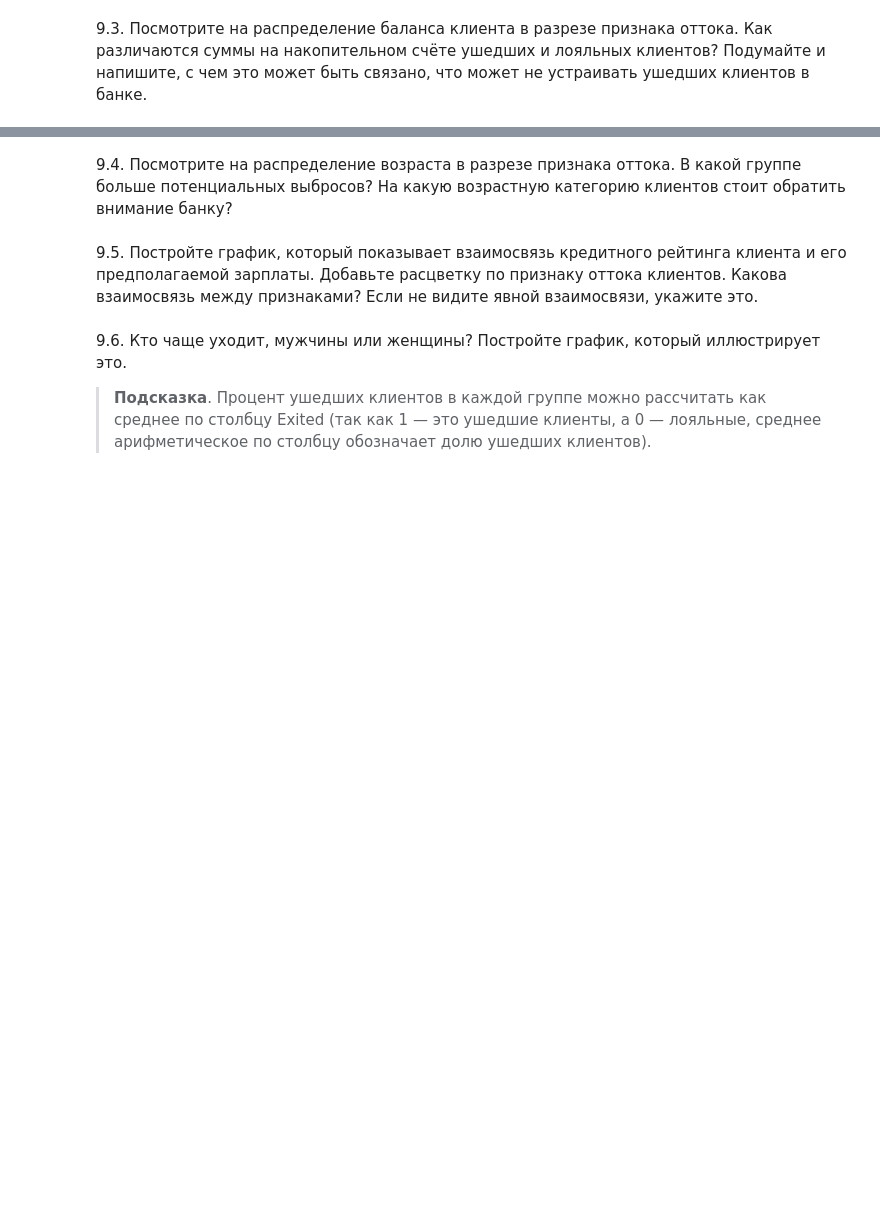
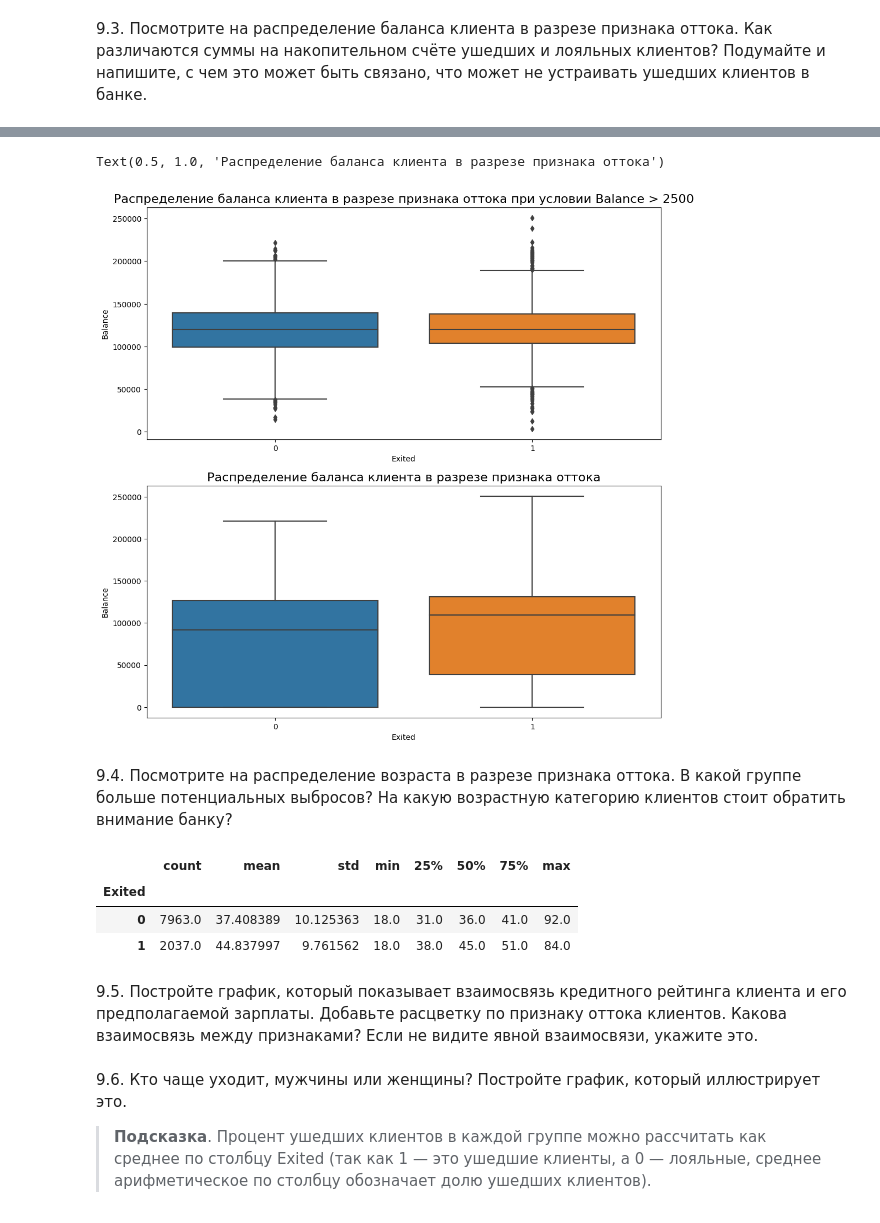
Before and after one commit to xndrf/IDE, a Jupyter notebook: lesson/PY_13. Визуализация данных/final_questions.ipynb, the cells around one changed output, grey strips where cells are left out. Saved outputs shown, nothing was run; the diff lists cells and outputs as text; code cells hidden in the pictures; blank space fills up the shorter version.

```diff
--- a/lesson/PY_13. Визуализация данных/final_questions.ipynb
+++ b/lesson/PY_13. Визуализация данных/final_questions.ipynb
@@ -95,5 +226,80 @@ Name: Exited, dtype: int64
+# %%
+data = churn_df[['Balance', 'Exited', 'Age']] # делаем копию в виде двух колонок, чтобы начальные данные не повреждать
+data = data[data.Balance > 2500] # Создаем условие, чтобы исключить нулевые счета
+
+# fig = px.box(
+#     data,
+#     x='Exited',
+#     y='Balance',
+#     width=500,
+#     height=500,
+#     color="Exited",
+#     boxmode="overlay",
+#     points='all',
+#     color_discrete_sequence=['LimeGreen', 'Tomato'],
+#     notched=True
+# )
+
+# fig.show()
+
+# fig = px.box(
+#     churn_df,
+#     x='Exited',
+#     y='Balance',
+#     width=500,
+#     height=500,
+#     color="Exited",
+#     boxmode="overlay",
+#     points='all',
+#     color_discrete_sequence=['LimeGreen', 'Tomato'],
+#     notched=True
+# )
+
+# fig.show()
+
+fig, axes = plt.subplots(nrows=2, ncols=1, figsize=(12, 12))
+sns.boxplot(
+    data=data,
+    x='Exited',
+    y='Balance',
+    ax=axes[0]
+);
+axes[0].set_title('Распределение баланса клиента в разрезе признака оттока при условии Balance > 2500', fontsize=16)
+sns.boxplot(
+    data=churn_df,
+    x='Exited',
+    y='Balance',
+    ax=axes[1],
+);
+axes[1].set_title('Распределение баланса клиента в разрезе признака оттока', fontsize=16)
+# %% [output]
+Text(0.5, 1.0, 'Распределение баланса клиента в разрезе признака оттока')
+[figure, added]
 # %% [markdown]
 9.4. Посмотрите на распределение возраста в разрезе признака оттока. В какой группе больше потенциальных выбросов? На какую возрастную категорию клиентов стоит обратить внимание банку?
+# %%
+fig = px.box(
+    data,
+    x='Exited',
+    y='Age',
+    width=800,
+    height=900,
+    color="Exited",
+    boxmode="overlay",
+    points='all',
+    color_discrete_sequence=['LimeGreen', 'Tomato'],
+    notched=True
+)
+
+fig.show()
+
+be_df = churn_df.groupby('Exited')['Age'].agg('describe')
+be_df
+# %% [output]
+|  | count | mean | std | min | 25% | 50% | 75% | max |
+| Exited |  |  |  |  |  |  |  |  |
+| 0 | 7963.0 | 37.408389 | 10.125363 | 18.0 | 31.0 | 36.0 | 41.0 | 92.0 |
+| 1 | 2037.0 | 44.837997 | 9.761562 | 18.0 | 38.0 | 45.0 | 51.0 | 84.0 |
 # %% [markdown]
 9.5. Постройте график, который показывает взаимосвязь кредитного рейтинга клиента и его предполагаемой зарплаты. Добавьте расцветку по признаку оттока клиентов. Какова взаимосвязь между признаками? Если не видите явной взаимосвязи, укажите это.
 # %% [markdown]
```
Also changed, not shown: parts of 14 cells of this notebook, 1 other file.
